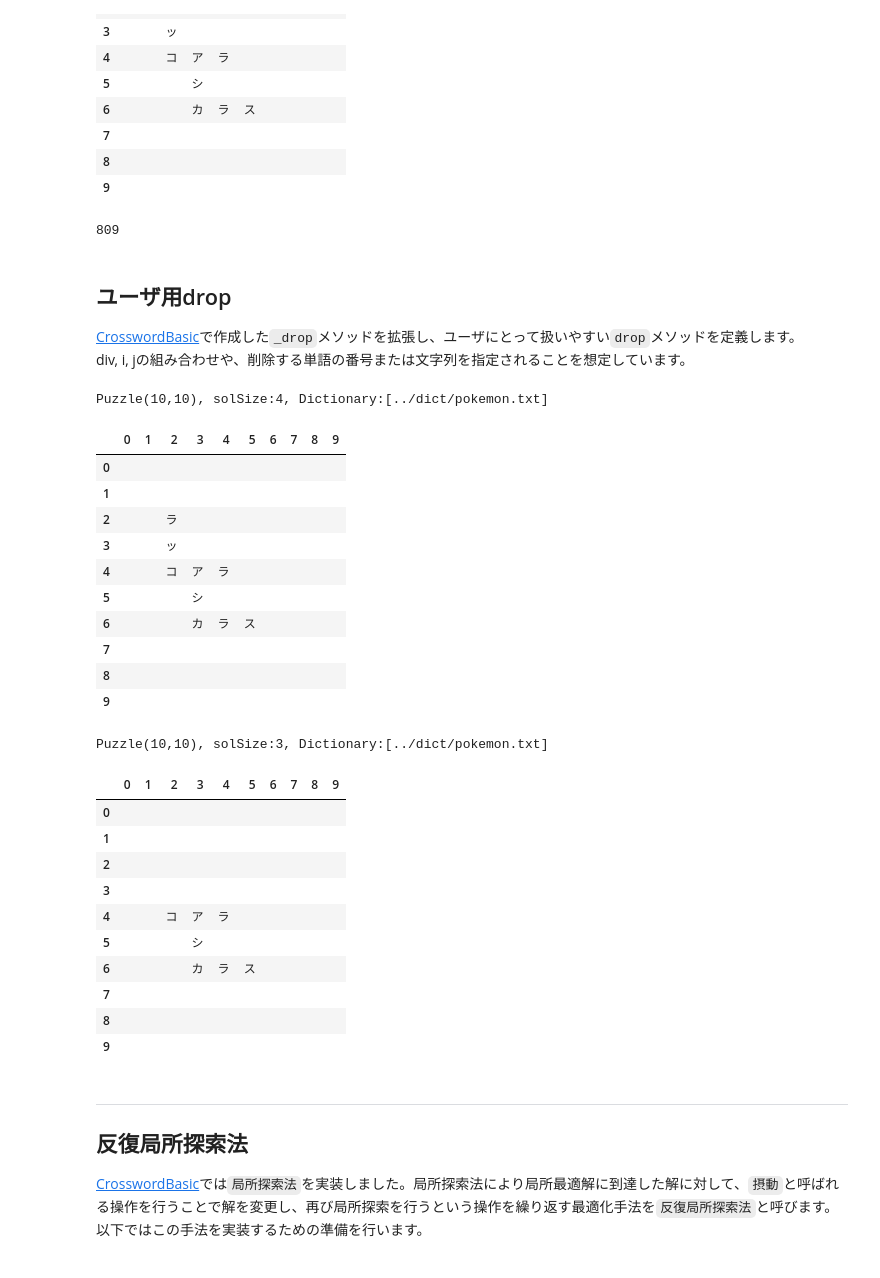
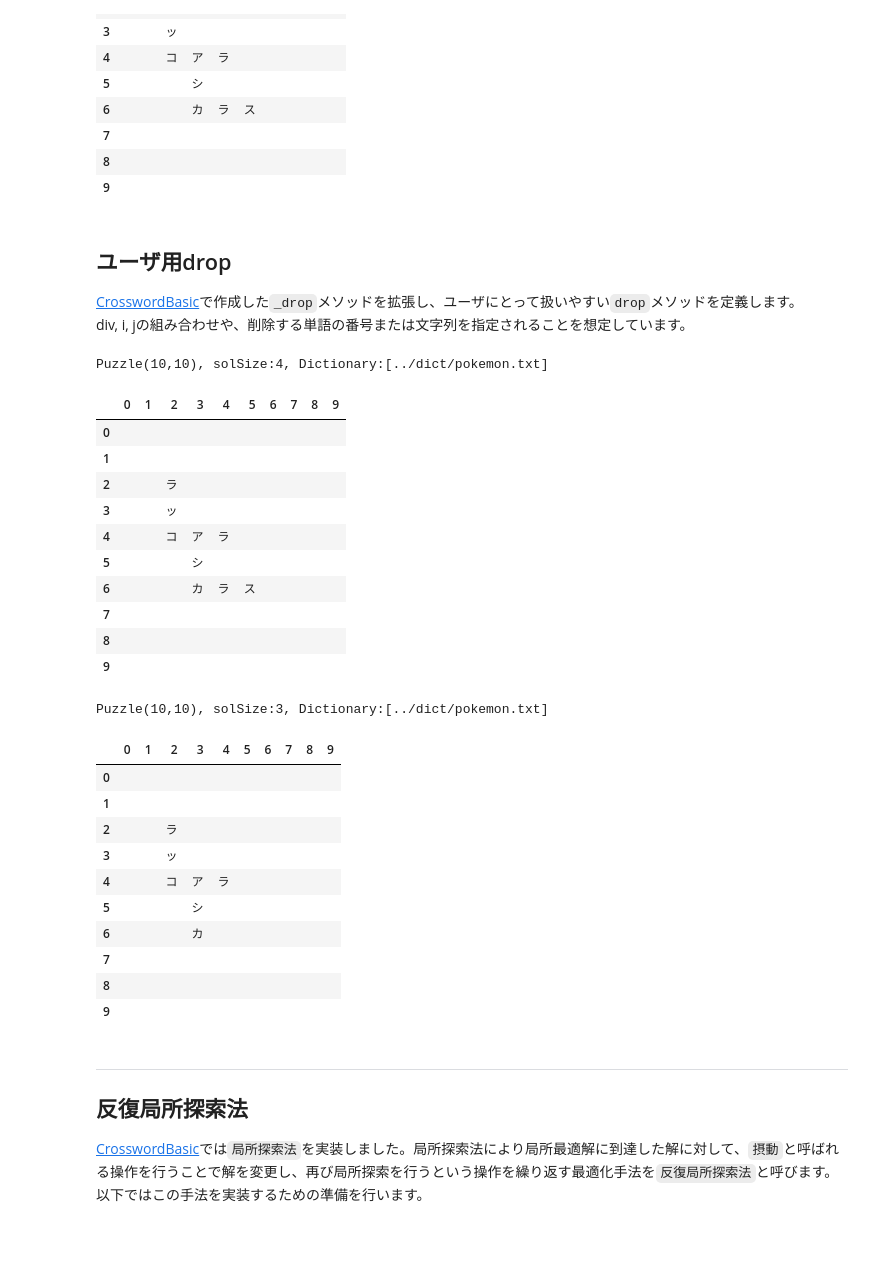
Before and after one commit to sushi-kimura/Crossword-LocalSearch, a Jupyter notebook: jupyter/CrosswordExtension1.0.0.ipynb, the cells around one changed output. Saved outputs shown, nothing was run; the diff lists cells and outputs as text; code cells hidden in the pictures.

```diff
--- a/jupyter/CrosswordExtension1.0.0.ipynb
+++ b/jupyter/CrosswordExtension1.0.0.ipynb
@@ -76,17 +80,6 @@ Puzzle(10,10), solSize:4, Dictionary:[../dict/pokemon.txt]
 | 7 |  |  |  |  |  |  |  |  |  |  |
 | 8 |  |  |  |  |  |  |  |  |  |  |
 | 9 |  |  |  |  |  |  |  |  |  |  |
-# %%
-div, i, j = 0, 2, 2
-for p in puzzle.usedPlcIdx:
-    _div = puzzle.plc.div[p]
-    _i = puzzle.plc.i[p]
-    _j = puzzle.plc.j[p]
-    if _div == div and _i == i and _j == j:
-        k = puzzle.plc.k[p]
-print(k)
-# %% [output]
-809
 # %% [markdown]
 ## ユーザ用drop
 [CrosswordBasic](CrosswordBasic.ipynb)で作成した`_drop`メソッドを拡張し、ユーザにとって扱いやすい`drop`メソッドを定義します。
@@ -118,31 +119,30 @@ def drop(self, word=None, divij=None):
 setattr(Puzzle, 'drop', drop)
 # %%
 puzzle.show()
-puzzle.drop(word='ラッコ')
+puzzle.drop(word='カラス')
 puzzle.show()
-puzzle.add(0, 2, 2, 'ラッコ')
 # %% [output]
 Puzzle(10,10), solSize:4, Dictionary:[../dict/pokemon.txt]
 |  | 0 | 1 | 2 | 3 | 4 | 5 | 6 | 7 | 8 | 9 |
 | 0 |  |  |  |  |  |  |  |  |  |  |
 | 1 |  |  |  |  |  |  |  |  |  |  |
 | 2 |  |  | ラ |  |  |  |  |  |  |  |
 | 3 |  |  | ッ |  |  |  |  |  |  |  |
 | 4 |  |  | コ | ア | ラ |  |  |  |  |  |
 | 5 |  |  |  | シ |  |  |  |  |  |  |
 | 6 |  |  |  | カ | ラ | ス |  |  |  |  |
 | 7 |  |  |  |  |  |  |  |  |  |  |
 | 8 |  |  |  |  |  |  |  |  |  |  |
 | 9 |  |  |  |  |  |  |  |  |  |  |
 Puzzle(10,10), solSize:3, Dictionary:[../dict/pokemon.txt]
 |  | 0 | 1 | 2 | 3 | 4 | 5 | 6 | 7 | 8 | 9 |
 | 0 |  |  |  |  |  |  |  |  |  |  |
 | 1 |  |  |  |  |  |  |  |  |  |  |
-| 2 |  |  |  |  |  |  |  |  |  |  |
-| 3 |  |  |  |  |  |  |  |  |  |  |
+| 2 |  |  | ラ |  |  |  |  |  |  |  |
+| 3 |  |  | ッ |  |  |  |  |  |  |  |
 | 4 |  |  | コ | ア | ラ |  |  |  |  |  |
 | 5 |  |  |  | シ |  |  |  |  |  |  |
-| 6 |  |  |  | カ | ラ | ス |  |  |  |  |
+| 6 |  |  |  | カ |  |  |  |  |  |  |
 | 7 |  |  |  |  |  |  |  |  |  |  |
 | 8 |  |  |  |  |  |  |  |  |  |  |
 | 9 |  |  |  |  |  |  |  |  |  |  |
```
Also changed, not shown: parts of 6 cells of this notebook, 5 other files.
